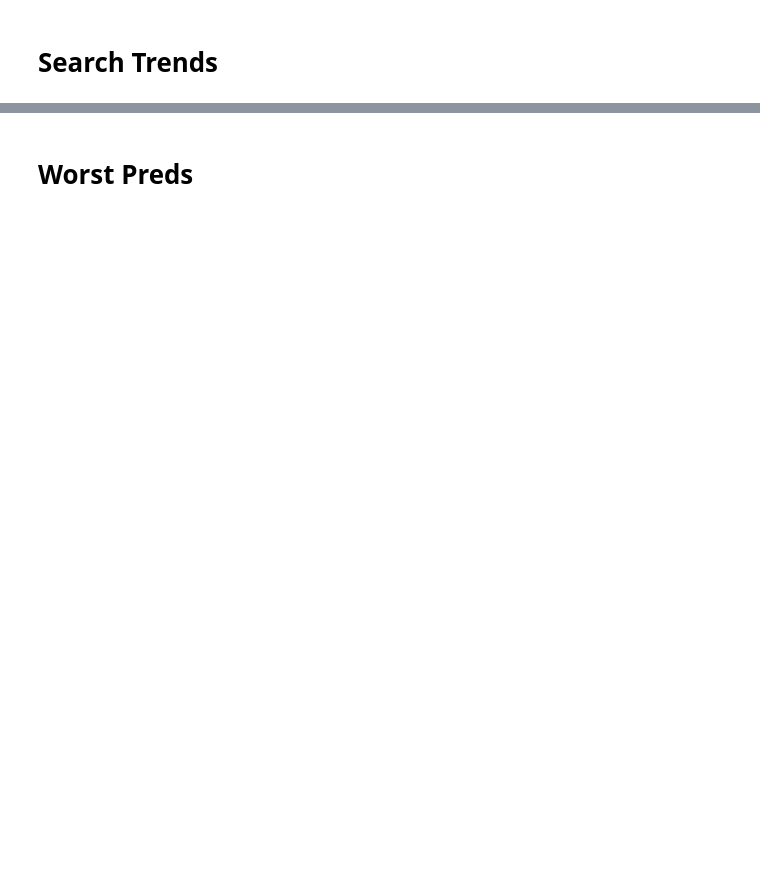
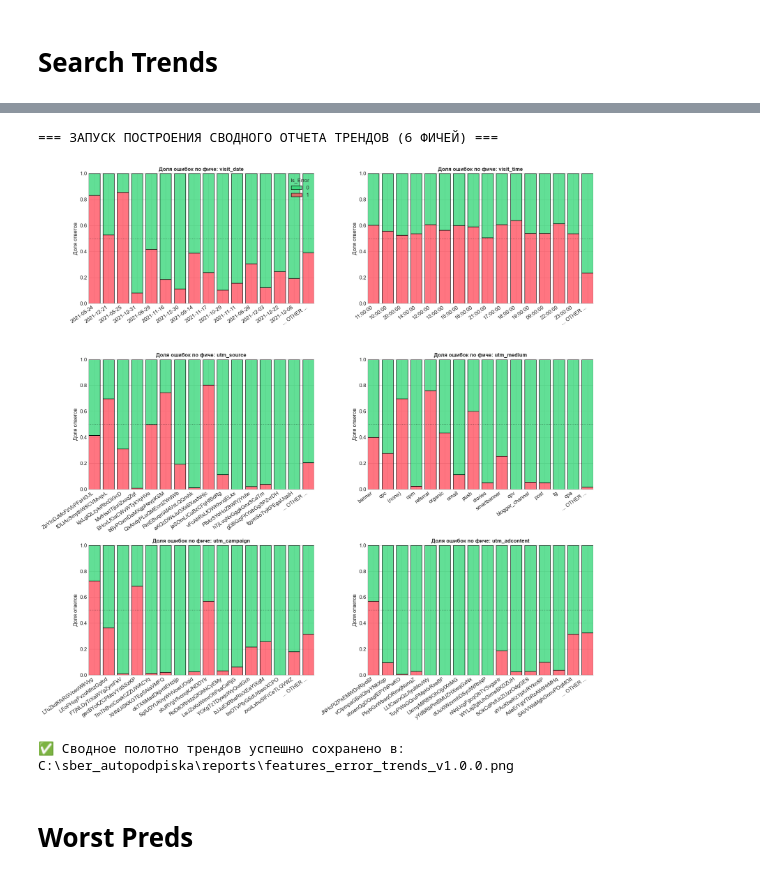
Before and after one commit to fenderfeniks/sber_autopodpiska, a Jupyter notebook: notebooks/4.0-error-analysis.ipynb, the cells around one changed output, grey strips where cells are left out. Saved outputs shown, nothing was run; the diff lists cells and outputs as text; code cells hidden in the pictures; blank space fills up the shorter version.

```diff
--- a/notebooks/4.0-error-analysis.ipynb
+++ b/notebooks/4.0-error-analysis.ipynb
@@ -283,2 +116,8 @@ else:
+# %%
+search_trends(error_df=error_df)
+# %% [output]
+=== ЗАПУСК ПОСТРОЕНИЯ СВОДНОГО ОТЧЕТА ТРЕНДОВ (6 ФИЧЕЙ) ===
+[figure, added]
+✅ Сводное полотно трендов успешно сохранено в: C:\sber_autopodpiska\reports\features_error_trends_v1.0.0.png
 # %% [markdown]
 # Worst Preds
```
Also changed, not shown: parts of 8 cells of this notebook, 5 other files.
